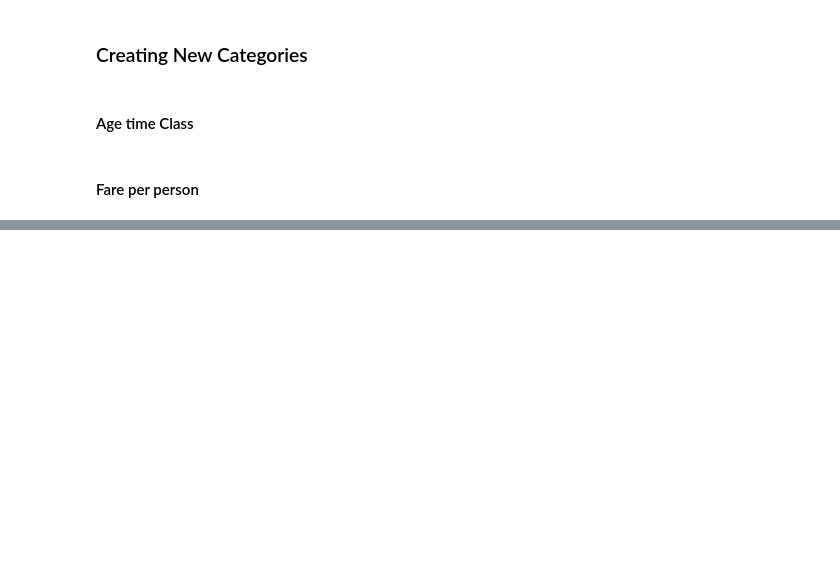
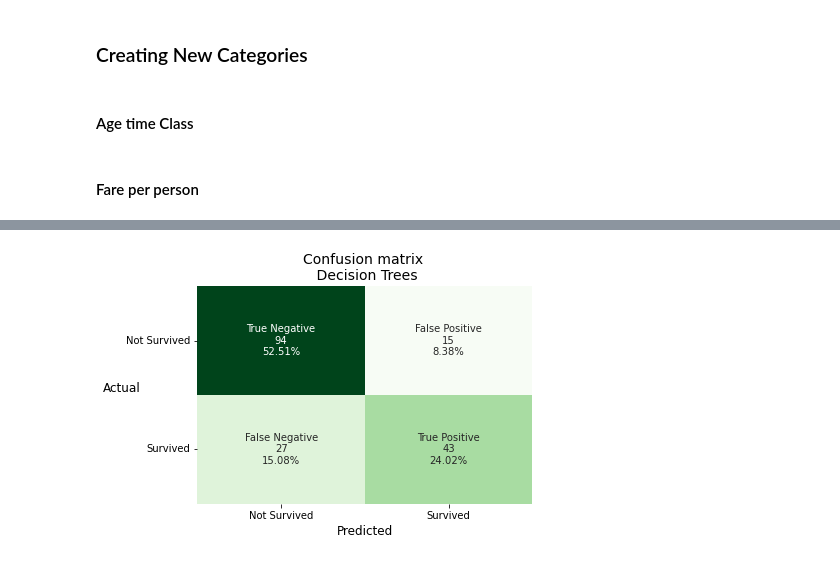
Before and after one commit to nishantnayar/Titanic, a Jupyter notebook: Titanic.ipynb, the cells around one changed output, grey strips where cells are left out. Saved outputs shown, nothing was run; the diff lists cells and outputs as text; code cells hidden in the pictures; blank space fills up the shorter version.

```diff
--- a/Titanic.ipynb
+++ b/Titanic.ipynb
@@ -678,0 +752,20 @@ optuna.visualization.plot_contour(study, params=['rf_max_depth','rf_n_estimators
+# %%
+# Calculate Matrix
+cf_matrix=metrics.confusion_matrix(y_test, prediction)
+
+# Build Correlation matrix
+group_names = ['True Negative','False Positive','False Negative','True Positive']
+ticks =['Not Survived', 'Survived']
+group_counts = ["{0:0.0f}".format(value) for value in  cf_matrix.flatten()]
+group_percentages = ["{0:.2%}".format(value) for value in cf_matrix.flatten()/np.sum(cf_matrix)]
+labels = [f"{v1}\n{v2}\n{v3}" for v1, v2, v3 in zip(group_names,group_counts,group_percentages)]
+labels = np.asarray(labels).reshape(2,2)
+ax=sns.heatmap(cf_matrix, annot=labels, fmt='', cmap="Greens", cbar=False)
+plt.yticks(plt.yticks()[0], labels=ticks, rotation=0)
+plt.xticks(plt.xticks()[0], labels=ticks)
+plt.title("Confusion matrix \n Decision Trees", fontsize=14)
+plt.ylabel("Actual", rotation=0, fontsize=12)
+plt.xlabel("Predicted", fontsize=12)
+plt.show()
+# %% [output]
+[figure, added]
```
Also changed, not shown: parts of 105 cells of this notebook, 5 other files.
